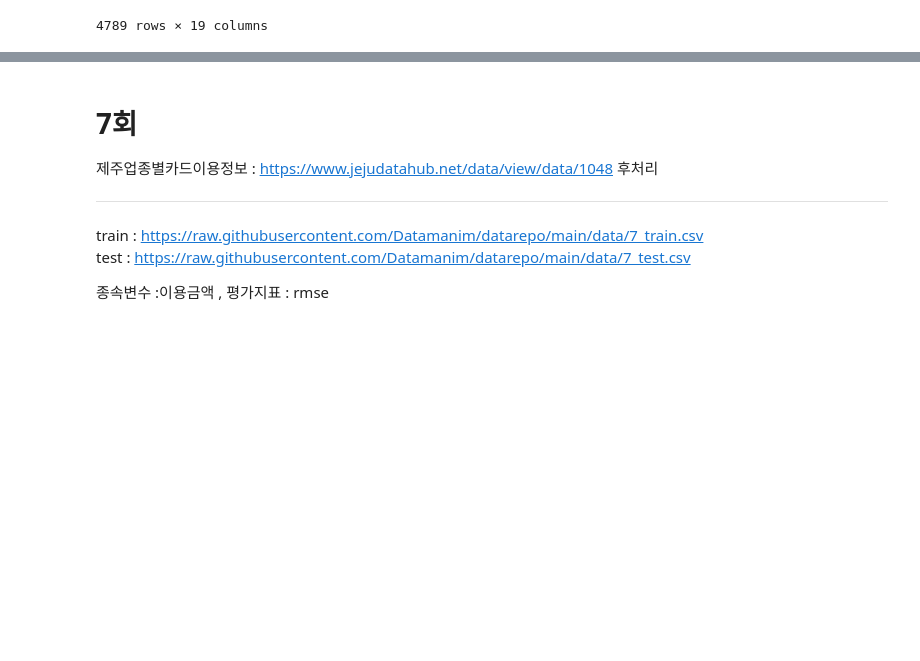
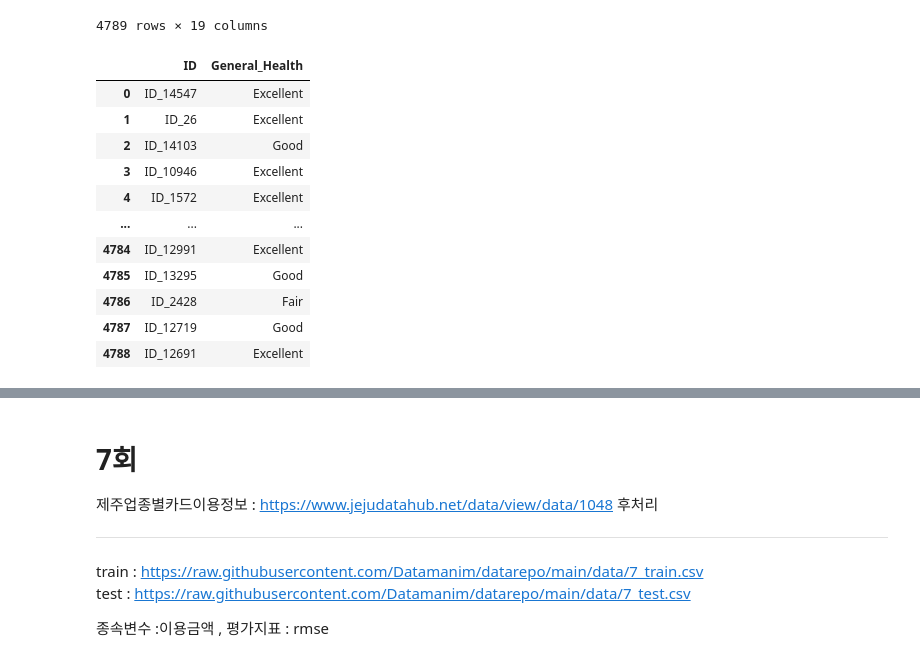
Before and after one commit to hyeonnnho/Big-Data-Analysis-Professional, a Jupyter notebook: 강의/2유형_example.ipynb, the cells around one changed output, grey strips where cells are left out. Cells and saved outputs as stored; diff of their text form; code cells hidden in the pictures; blank space fills up the shorter version.

```diff
--- a/강의/2유형_example.ipynb
+++ b/강의/2유형_example.ipynb
@@ -743,3 +778,101 @@ display(test)
 | 4787 | ID_12719 | Within the past year | Yes | No | No | No | No | No | Yes | ... |
 | 4788 | ID_12691 | Within the past 2 years | Yes | No | No | No | Yes | No | No | ... |
 4789 rows × 19 columns
+# %%
+import pandas as pd
+train = pd.read_csv('https://raw.githubusercontent.com/Datamanim/datarepo/main/data/6_train.csv')
+test = pd.read_csv('https://raw.githubusercontent.com/Datamanim/datarepo/main/data/6_test.csv')
+
+# test_pre -> BMI 결측치만 존재
+# train_pre -> Skin_Cancer, Age_Category 결측치 존재
+# train_pre ->
+remove_col = ['ID', 'Skin_Cancer', 'Other_Cancer', 'Diabetes']
+train_pre = train.copy()
+test_pre = test.copy()
+train_pre = train_pre.drop(columns=remove_col)
+train_pre = train_pre.dropna(subset='Age_Category')
+
+x = train_pre.drop(columns=['General_Health'])
+y = train_pre['General_Health']
+
+# 범주화
+x_dum = pd.get_dummies(x, drop_first=True)
+test_dum = pd.get_dummies(test_pre, drop_first=True)
+
+train_remove_col = set(list(x_dum.columns)) - set(list(test_dum.columns))
+test_remove_col = set(list(test_dum.columns)) - set(list(x_dum.columns))
+
+x_dum = x_dum.drop(columns=train_remove_col)
+test_dum = test_dum.drop(columns=test_remove_col)
+
+# 수치화
+from sklearn.preprocessing import StandardScaler
+ss = StandardScaler()
+scaler_df = x_dum[['Height_(cm)','Weight_(kg)','BMI', 'Alcohol_Consumption', 'Fruit_Consumption','Green_Vegetables_Consumption',	'FriedPotato_Consumption']]
+x_dum.loc[:,['Height_(cm)','Weight_(kg)','BMI', 'Alcohol_Consumption', 'Fruit_Consumption','Green_Vegetables_Consumption',	'FriedPotato_Consumption']] = ss.fit_transform(scaler_df)
+scaler_df_test = test_dum[['Height_(cm)','Weight_(kg)','BMI', 'Alcohol_Consumption', 'Fruit_Consumption','Green_Vegetables_Consumption',	'FriedPotato_Consumption']]
+test_dum.loc[:,['Height_(cm)','Weight_(kg)','BMI', 'Alcohol_Consumption', 'Fruit_Consumption','Green_Vegetables_Consumption',	'FriedPotato_Consumption']] = ss.fit_transform(scaler_df_test)
+
+# 데이터 분할
+from sklearn.model_selection import train_test_split
+x_train, x_val, y_train, y_val = train_test_split(x_dum, y, test_size=0.3, random_state=42)
+
+# 모델링
+from sklearn.ensemble import RandomForestClassifier
+rf = RandomForestClassifier(random_state=2, max_depth=10)
+rf.fit(x_train, y_train)
+rf_train_predict = rf.predict(x_train)
+rf_val_predict = rf.predict(x_val)
+
+# 평가
+from sklearn.metrics import f1_score
+f1_train = f1_score(y_train, rf_train_predict, average='weighted')
+f1_val = f1_score(y_val, rf_val_predict, average='weighted')
+
+# print(f1_train, f1_val)
+
+test_dum['BMI'] = test_dum['BMI'].fillna(test_dum['Height_(cm)']/(test_dum['Weight_(kg)']**2))
+
+test_result = test.copy()
+test_result['General_Health'] = rf.predict(test_dum)
+result = test_result[['ID', 'General_Health']]
+result
+# result.to_csv('result.csv', index_col=False)
+# df = pd.read_csv('result.csv')
+# print(df.head())
+
+# Height_(cm)	Weight_(kg)	BMI Alcohol_Consumption	Fruit_Consumption	Green_Vegetables_Consumption	FriedPotato_Consumption
+
+# ID                               0
+# General_Health                   0
+# Checkup                          0
+# Exercise                         0
+# Heart_Disease                    0
+# Skin_Cancer                      7 -> 너무 불균형
+# Other_Cancer                     0 -> 너무 불균형
+# Depression                       0
+# Diabetes                         0 -> 너무 불균형
+# Arthritis                        0
+# Sex                              0
+# Age_Category                    15
+# Height_(cm)                      0
+# Weight_(kg)                      0
+# BMI                              0
+# Smoking_History                  0
+# Alcohol_Consumption              0
+# Fruit_Consumption                0
+# Green_Vegetables_Consumption     0
+# FriedPotato_Consumption
+# %% [output]
+|  | ID | General_Health |
+| 0 | ID_14547 | Excellent |
+| 1 | ID_26 | Excellent |
+| 2 | ID_14103 | Good |
+| 3 | ID_10946 | Excellent |
+| 4 | ID_1572 | Excellent |
+| ... | ... | ... |
+| 4784 | ID_12991 | Excellent |
+| 4785 | ID_13295 | Good |
+| 4786 | ID_2428 | Fair |
+| 4787 | ID_12719 | Good |
+| 4788 | ID_12691 | Excellent |
```
Also changed, not shown: parts of 7 cells of this notebook.
